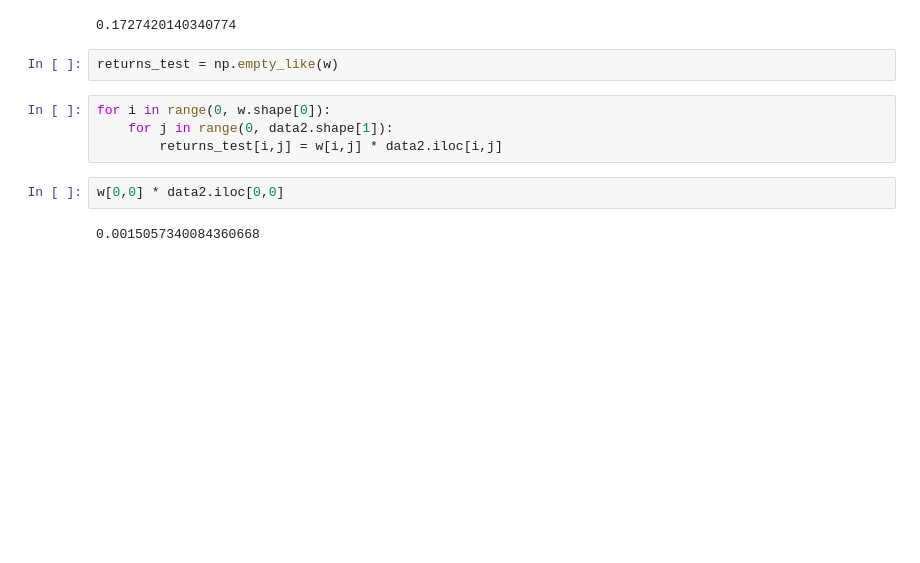
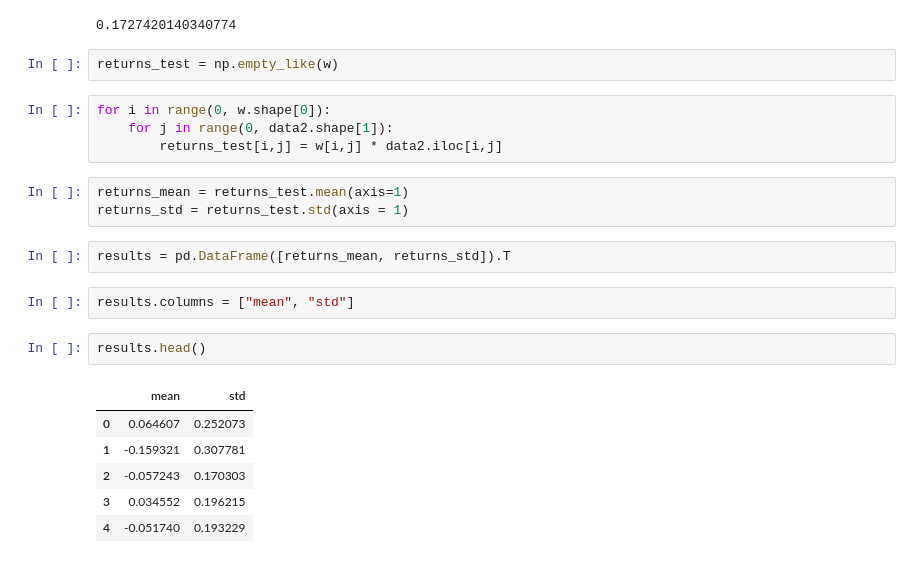
Before and after one commit to memlein/Markowitz-portfolio, a Jupyter notebook: portfolio.ipynb, the cells around one changed output. Drawn from its saved outputs; the diff is of its cells as text; blank space fills up the shorter version.

```diff
--- a/portfolio.ipynb
+++ b/portfolio.ipynb
@@ -87,8 +87,20 @@ returns_test = np.empty_like(w)
 for i in range(0, w.shape[0]):
     for j in range(0, data2.shape[1]):
         returns_test[i,j] = w[i,j] * data2.iloc[i,j]
-# %%
-w[0,0] * data2.iloc[0,0]
-# %% [output]
-0.0015057340084360668
+# %%
+returns_mean = returns_test.mean(axis=1)
+returns_std = returns_test.std(axis = 1)
+# %%
+results = pd.DataFrame([returns_mean, returns_std]).T
+# %%
+results.columns = ["mean", "std"]
+# %%
+results.head()
+# %% [output]
+|  | mean | std |
+| 0 | 0.064607 | 0.252073 |
+| 1 | -0.159321 | 0.307781 |
+| 2 | -0.057243 | 0.170303 |
+| 3 | 0.034552 | 0.196215 |
+| 4 | -0.051740 | 0.193229 |
 # %%
```
Also changed, not shown: parts of 7 cells of this notebook.
